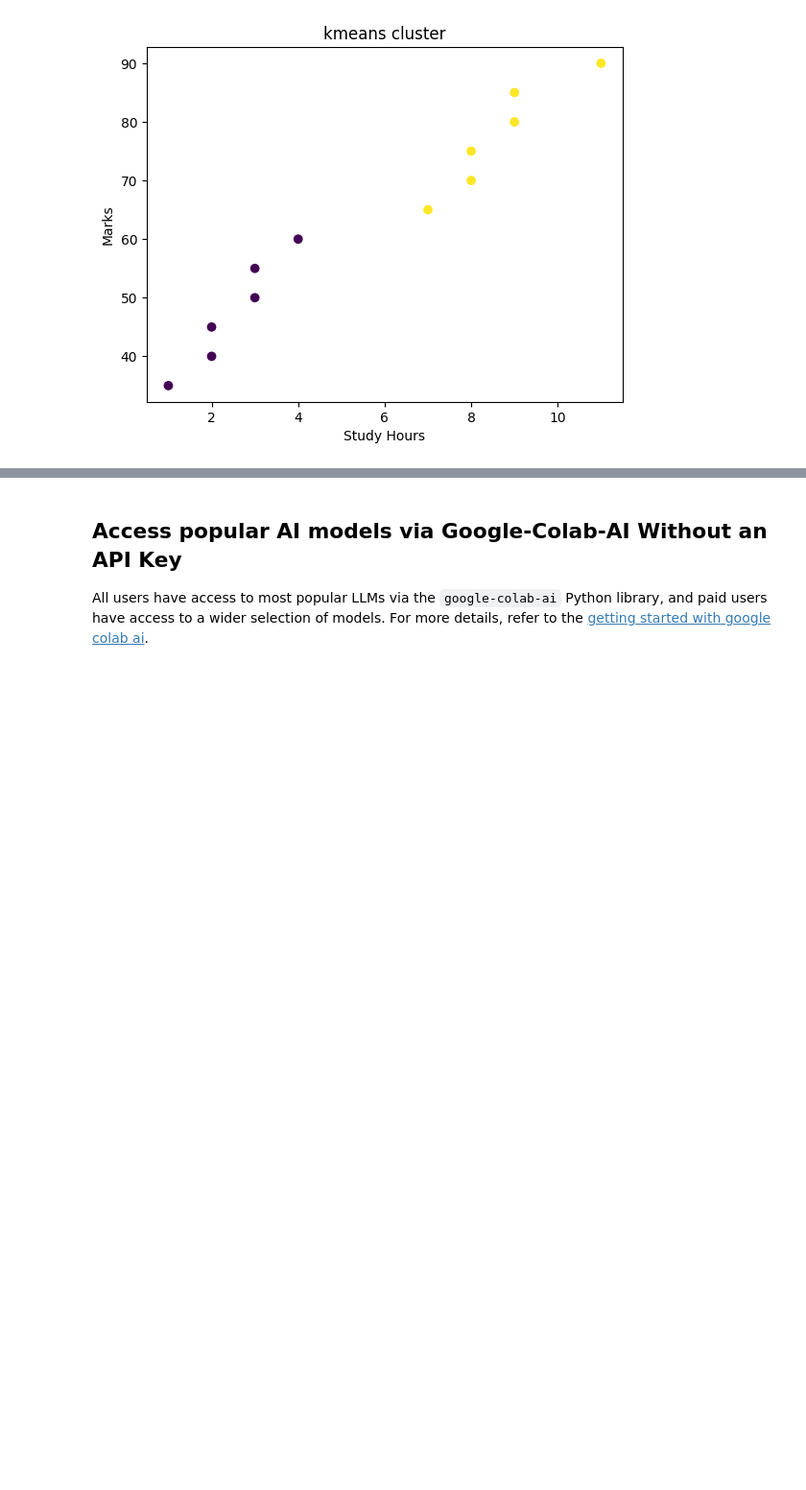
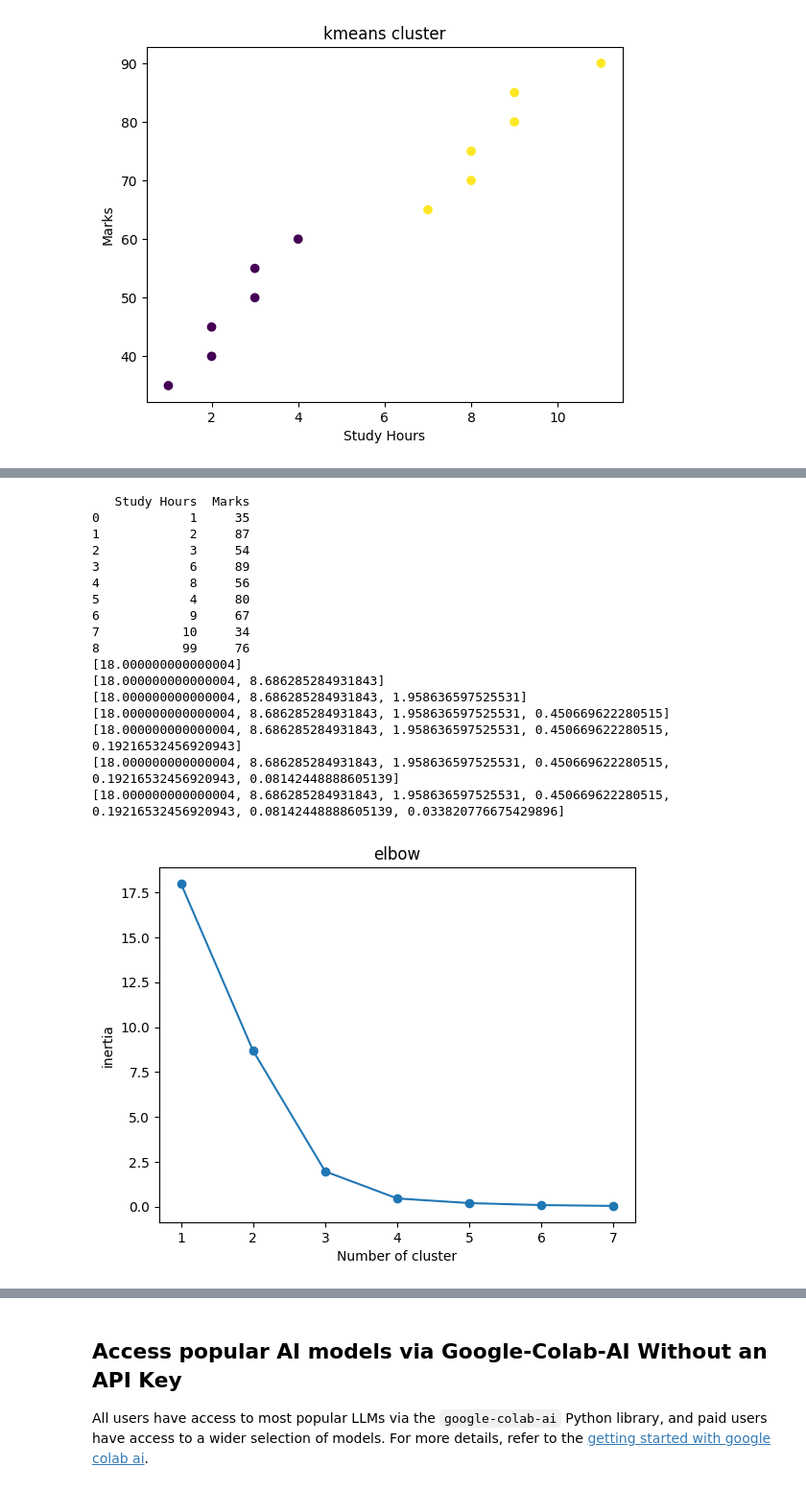
Before and after one commit to archoudhary698-stack/DocuMind-AI, a Jupyter notebook: Copy_of_Welcome_To_Colab.ipynb, the cells around one changed output, grey strips where cells are left out. Shown at 96% size. Saved outputs shown, nothing was run; the diff lists cells and outputs as text; code cells hidden in the pictures; blank space fills up the shorter version.

```diff
--- a/Copy_of_Welcome_To_Colab.ipynb
+++ b/Copy_of_Welcome_To_Colab.ipynb
@@ -1378,3 +1410,48 @@ plt.show()
+# %%
+import pandas as pd
+import matplotlib.pyplot as plt
+from sklearn.cluster import KMeans
+from sklearn.preprocessing import StandardScaler
+data = {
+    "Study Hours" : [1,2,3,6,8,4,9,10,99],
+    "Marks" : [35,87,54,89,56,80,67,34,76]
+}
+df = pd.DataFrame(data)
+print(df)
+x = df[["Study Hours","Marks"]]
+scaler = StandardScaler()
+x_scaler = scaler.fit_transform(x)
+inertia = []
+for f in range(1,8):
+  model = KMeans(n_clusters = f,random_state = 42,n_init =10)
+  model.fit(x_scaler)
+  inertia.append(model.inertia_)
+  print(inertia)
+
+plt.plot(range(1,8),inertia,marker = "o")
+plt.xlabel("Number of cluster")
+plt.ylabel("inertia")
+plt.title("elbow")
+plt.show()
+# %% [output]
+   Study Hours  Marks
+0            1     35
+1            2     87
+2            3     54
+3            6     89
+4            8     56
+5            4     80
+6            9     67
+7           10     34
+8           99     76
+[18.000000000000004]
+[18.000000000000004, 8.686285284931843]
+[18.000000000000004, 8.686285284931843, 1.958636597525531]
+[18.000000000000004, 8.686285284931843, 1.958636597525531, 0.450669622280515]
+[18.000000000000004, 8.686285284931843, 1.958636597525531, 0.450669622280515, 0.19216532456920943]
+[18.000000000000004, 8.686285284931843, 1.958636597525531, 0.450669622280515, 0.19216532456920943, 0.08142448888605139]
+[18.000000000000004, 8.686285284931843, 1.958636597525531, 0.450669622280515, 0.19216532456920943, 0.08142448888605139, 0.033820776675429896]
+[figure, added]
 # %% [markdown]
 ## Google Colab is available in VS Code!
 ![logo.webp](embedded-picture-1)
```
Also changed, not shown: parts of 2 cells of this notebook.
